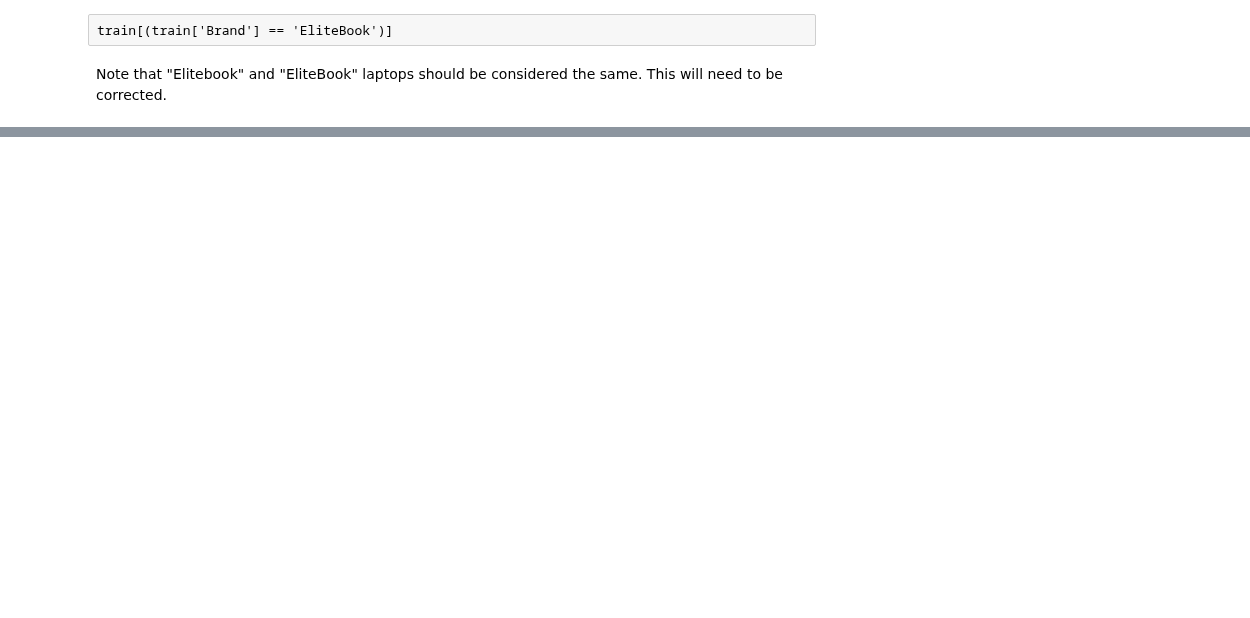
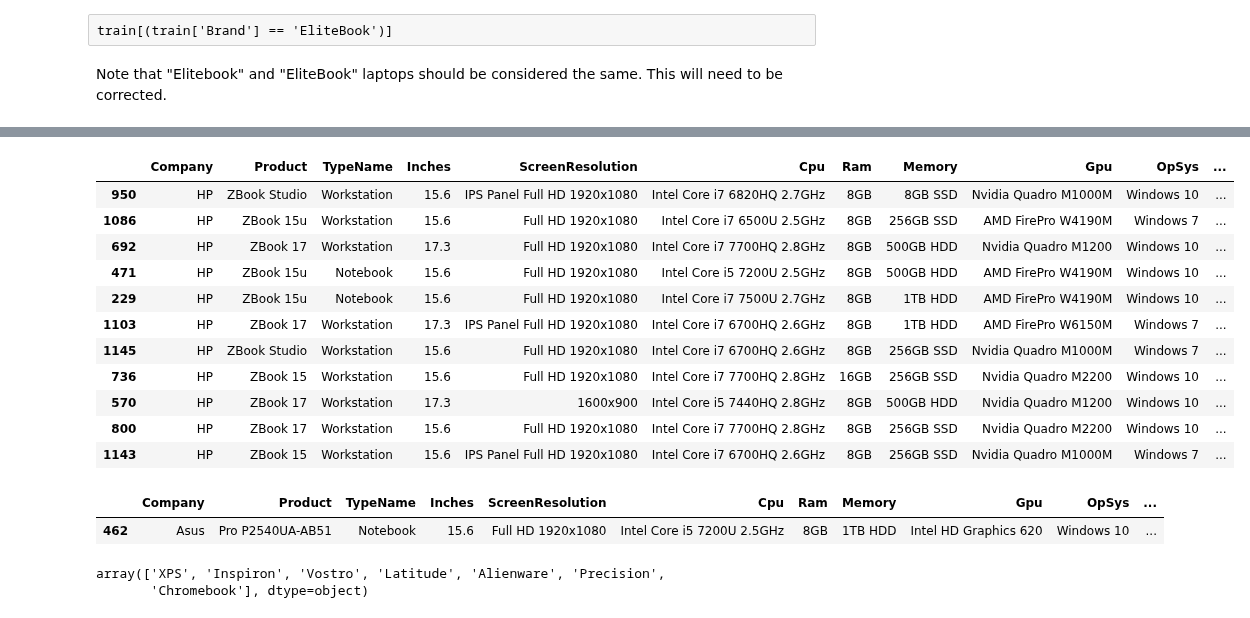
Before and after one commit to ryan-ferns/project_laptop_prices, a Jupyter notebook: laptop-prices-project.ipynb, the cells around one changed output, grey strips where cells are left out. Cells and saved outputs as stored; diff of their text form; code cells hidden in the pictures; blank space fills up the shorter version.

Commit message:
Searched through the unique values of the Product variable in ther training set for Data Entry errors.

```diff
--- a/laptop-prices-project.ipynb
+++ b/laptop-prices-project.ipynb
@@ -2095,0 +2308,25 @@ This will need to be corrected.
+# %%
+train[(train['Brand'] == 'ZBook')]
+# %% [output]
+|  | Company | Product | TypeName | Inches | ScreenResolution | Cpu | Ram | Memory | Gpu | OpSys | ... |
+| 950 | HP | ZBook Studio | Workstation | 15.6 | IPS Panel Full HD 1920x1080 | Intel Core i7 6820HQ 2.7GHz | 8GB | 8GB SSD | Nvidia Quadro M1000M | Windows 10 | ... |
+| 1086 | HP | ZBook 15u | Workstation | 15.6 | Full HD 1920x1080 | Intel Core i7 6500U 2.5GHz | 8GB | 256GB SSD | AMD FirePro W4190M | Windows 7 | ... |
+| 692 | HP | ZBook 17 | Workstation | 17.3 | Full HD 1920x1080 | Intel Core i7 7700HQ 2.8GHz | 8GB | 500GB HDD | Nvidia Quadro M1200 | Windows 10 | ... |
+| 471 | HP | ZBook 15u | Notebook | 15.6 | Full HD 1920x1080 | Intel Core i5 7200U 2.5GHz | 8GB | 500GB HDD | AMD FirePro W4190M | Windows 10 | ... |
+| 229 | HP | ZBook 15u | Notebook | 15.6 | Full HD 1920x1080 | Intel Core i7 7500U 2.7GHz | 8GB | 1TB HDD | AMD FirePro W4190M | Windows 10 | ... |
+| 1103 | HP | ZBook 17 | Workstation | 17.3 | IPS Panel Full HD 1920x1080 | Intel Core i7 6700HQ 2.6GHz | 8GB | 1TB HDD | AMD FirePro W6150M | Windows 7 | ... |
+| 1145 | HP | ZBook Studio | Workstation | 15.6 | Full HD 1920x1080 | Intel Core i7 6700HQ 2.6GHz | 8GB | 256GB SSD | Nvidia Quadro M1000M | Windows 7 | ... |
+| 736 | HP | ZBook 15 | Workstation | 15.6 | Full HD 1920x1080 | Intel Core i7 7700HQ 2.8GHz | 16GB | 256GB SSD | Nvidia Quadro M2200 | Windows 10 | ... |
+| 570 | HP | ZBook 17 | Workstation | 17.3 | 1600x900 | Intel Core i5 7440HQ 2.8GHz | 8GB | 500GB HDD | Nvidia Quadro M1200 | Windows 10 | ... |
+| 800 | HP | ZBook 17 | Workstation | 15.6 | Full HD 1920x1080 | Intel Core i7 7700HQ 2.8GHz | 8GB | 256GB SSD | Nvidia Quadro M2200 | Windows 10 | ... |
+| 1143 | HP | ZBook 15 | Workstation | 15.6 | IPS Panel Full HD 1920x1080 | Intel Core i7 6700HQ 2.6GHz | 8GB | 256GB SSD | Nvidia Quadro M1000M | Windows 7 | ... |
+# %%
+train[(train['Product'] == 'Pro P2540UA-AB51')]
+# %% [output]
+|  | Company | Product | TypeName | Inches | ScreenResolution | Cpu | Ram | Memory | Gpu | OpSys | ... |
+| 462 | Asus | Pro P2540UA-AB51 | Notebook | 15.6 | Full HD 1920x1080 | Intel Core i5 7200U 2.5GHz | 8GB | 1TB HDD | Intel HD Graphics 620 | Windows 10 | ... |
+# %%
+train[(train['Company'] == 'Dell')]['Brand'].unique()
+# %% [output]
+array(['XPS', 'Inspiron', 'Vostro', 'Latitude', 'Alienware', 'Precision',
+       'Chromebook'], dtype=object)
```
Also changed, not shown: parts of 27 cells of this notebook.
